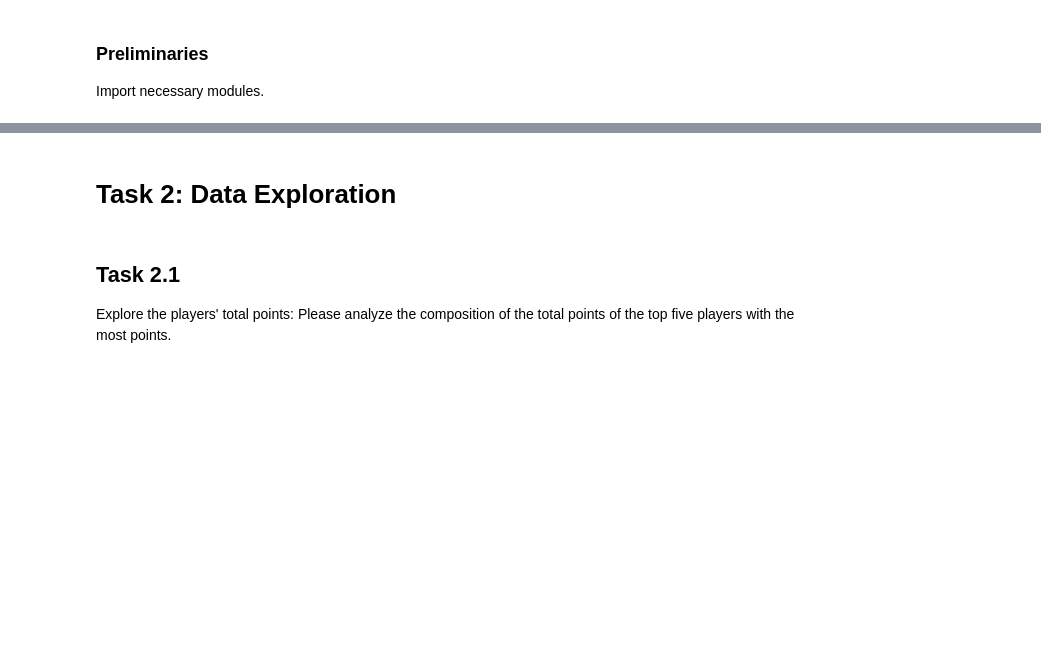
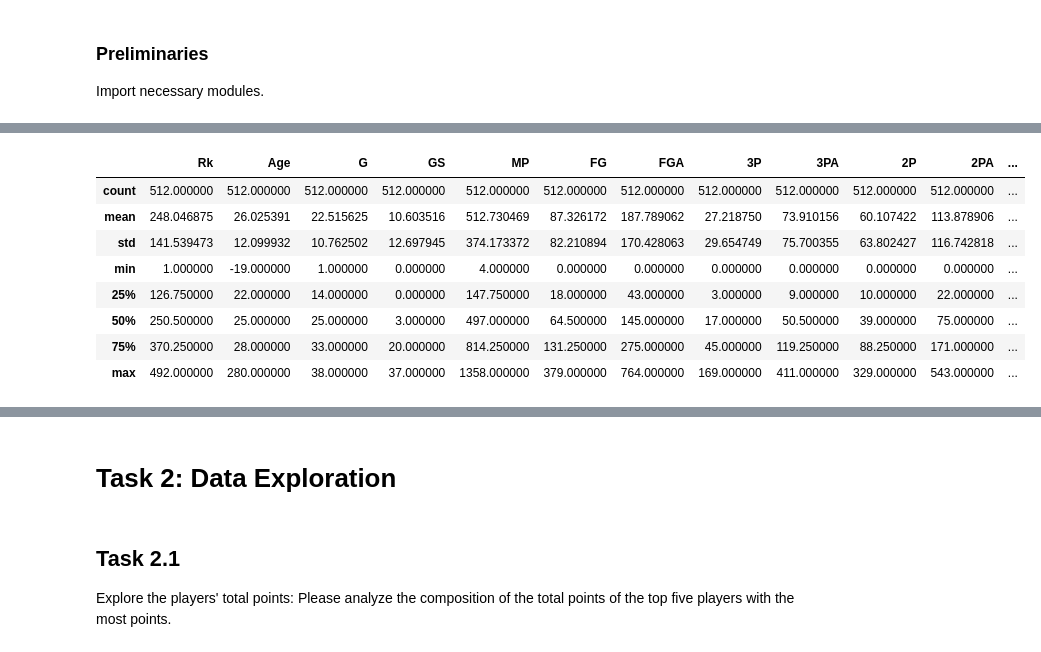
Before and after one commit to floeck/nba-analysis, a Jupyter notebook: notebook.ipynb, the cells around one changed output, grey strips where cells are left out. Saved outputs shown, nothing was run; the diff lists cells and outputs as text; code cells hidden in the pictures; blank space fills up the shorter version.

```diff
--- a/notebook.ipynb
+++ b/notebook.ipynb
@@ -32,0 +97,12 @@ Please replace XXXXX with your dataframe variable.
+# %%
+df.describe(include='int64')
+# %% [output]
+|  | Rk | Age | G | GS | MP | FG | FGA | 3P | 3PA | 2P | 2PA | ... |
+| count | 512.000000 | 512.000000 | 512.000000 | 512.000000 | 512.000000 | 512.000000 | 512.000000 | 512.000000 | 512.000000 | 512.000000 | 512.000000 | ... |
+| mean | 248.046875 | 26.025391 | 22.515625 | 10.603516 | 512.730469 | 87.326172 | 187.789062 | 27.218750 | 73.910156 | 60.107422 | 113.878906 | ... |
+| std | 141.539473 | 12.099932 | 10.762502 | 12.697945 | 374.173372 | 82.210894 | 170.428063 | 29.654749 | 75.700355 | 63.802427 | 116.742818 | ... |
+| min | 1.000000 | -19.000000 | 1.000000 | 0.000000 | 4.000000 | 0.000000 | 0.000000 | 0.000000 | 0.000000 | 0.000000 | 0.000000 | ... |
+| 25% | 126.750000 | 22.000000 | 14.000000 | 0.000000 | 147.750000 | 18.000000 | 43.000000 | 3.000000 | 9.000000 | 10.000000 | 22.000000 | ... |
+| 50% | 250.500000 | 25.000000 | 25.000000 | 3.000000 | 497.000000 | 64.500000 | 145.000000 | 17.000000 | 50.500000 | 39.000000 | 75.000000 | ... |
+| 75% | 370.250000 | 28.000000 | 33.000000 | 20.000000 | 814.250000 | 131.250000 | 275.000000 | 45.000000 | 119.250000 | 88.250000 | 171.000000 | ... |
+| max | 492.000000 | 280.000000 | 38.000000 | 37.000000 | 1358.000000 | 379.000000 | 764.000000 | 169.000000 | 411.000000 | 329.000000 | 543.000000 | ... |
```
Also changed, not shown: parts of 20 cells of this notebook, 1 other file.
